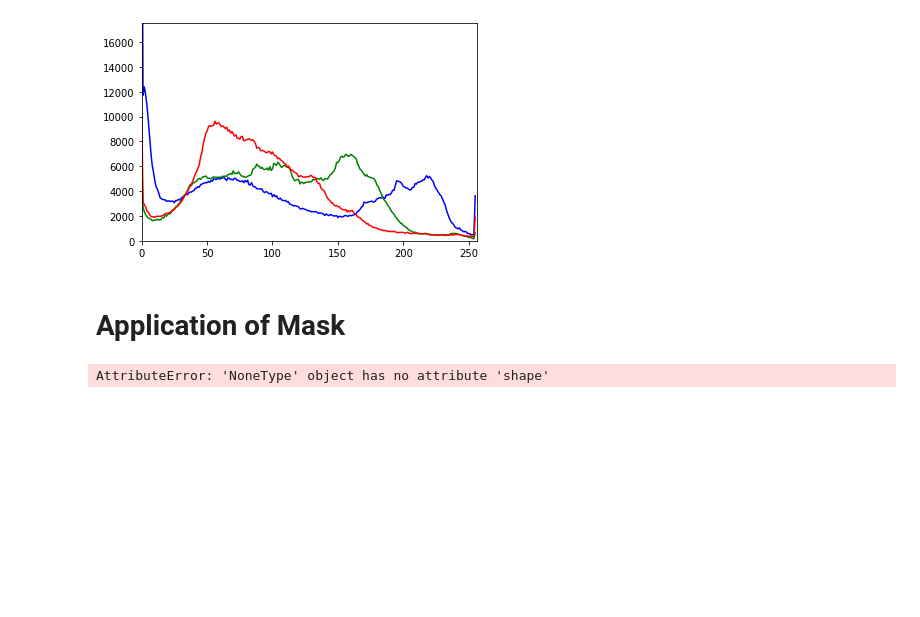
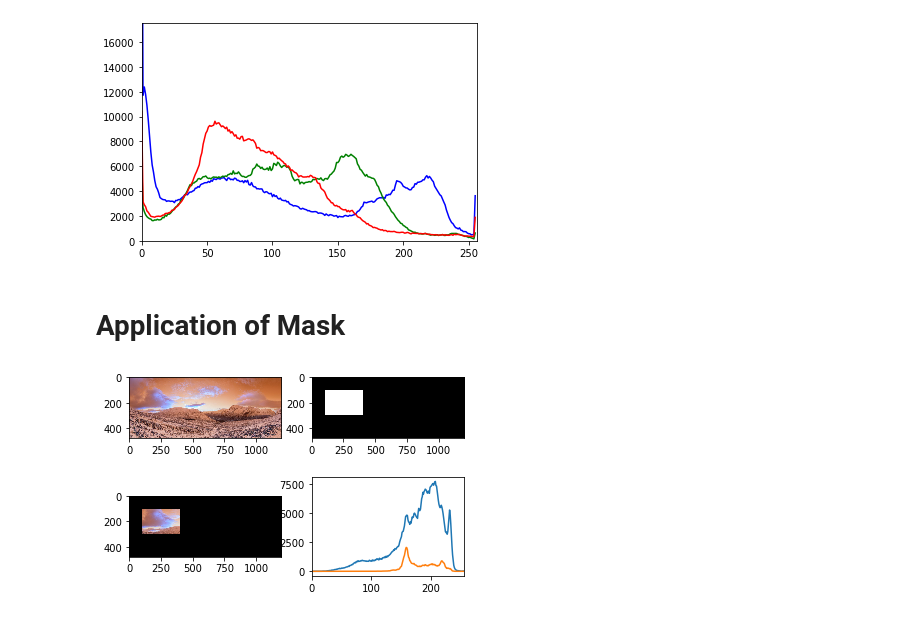
Before and after one commit to junwenxiong/OpenCV_tutorial, a Jupyter notebook: Image Processing in OpenCV/Histograms in OpenCV/Histograms-1.ipynb, the cells around one changed output. Saved outputs shown, nothing was run; the diff lists cells and outputs as text; code cells hidden in the pictures; blank space fills up the shorter version.

Commit message:
add histogram plot

```diff
--- a/Image Processing in OpenCV/Histograms in OpenCV/Histograms-1.ipynb
+++ b/Image Processing in OpenCV/Histograms in OpenCV/Histograms-1.ipynb
@@ -55,23 +55,23 @@ plt.show()
 # %% [markdown]
 # Application of Mask
 # %%
-img = cv.imread('D:\\CodingFolder\\OPENCVFolder\\OPENCV-Python\\resource\\7.jpg')
+img = cv.imread('D:\\CodingFolder\\OPENCVFolder\\OPENCV-Python\\resource\\7.jpeg')
 
 # create a mask
 mask = np.zeros(img.shape[:2], np.uint8)
 mask[100:300, 100:400] = 255
 masked_img = cv.bitwise_and(img, img, mask = mask)
 
-#
+# Calculate histogram with mask and without mask
 hist_full = cv.calcHist([img], [0], None, [256],[0,256])
 hist_mask = cv.calcHist([img], [0], mask, [256],[0,256])
 
 plt.subplot(221), plt.imshow(img, 'gray')
 plt.subplot(222), plt.imshow(mask, 'gray')
 plt.subplot(223), plt.imshow(masked_img, 'gray')
 plt.subplot(224), plt.plot(hist_full), plt.plot(hist_mask)
 plt.xlim([0,256])
 
 plt.show()
 # %% [output]
-AttributeError: 'NoneType' object has no attribute 'shape'
+[figure, added]
```
